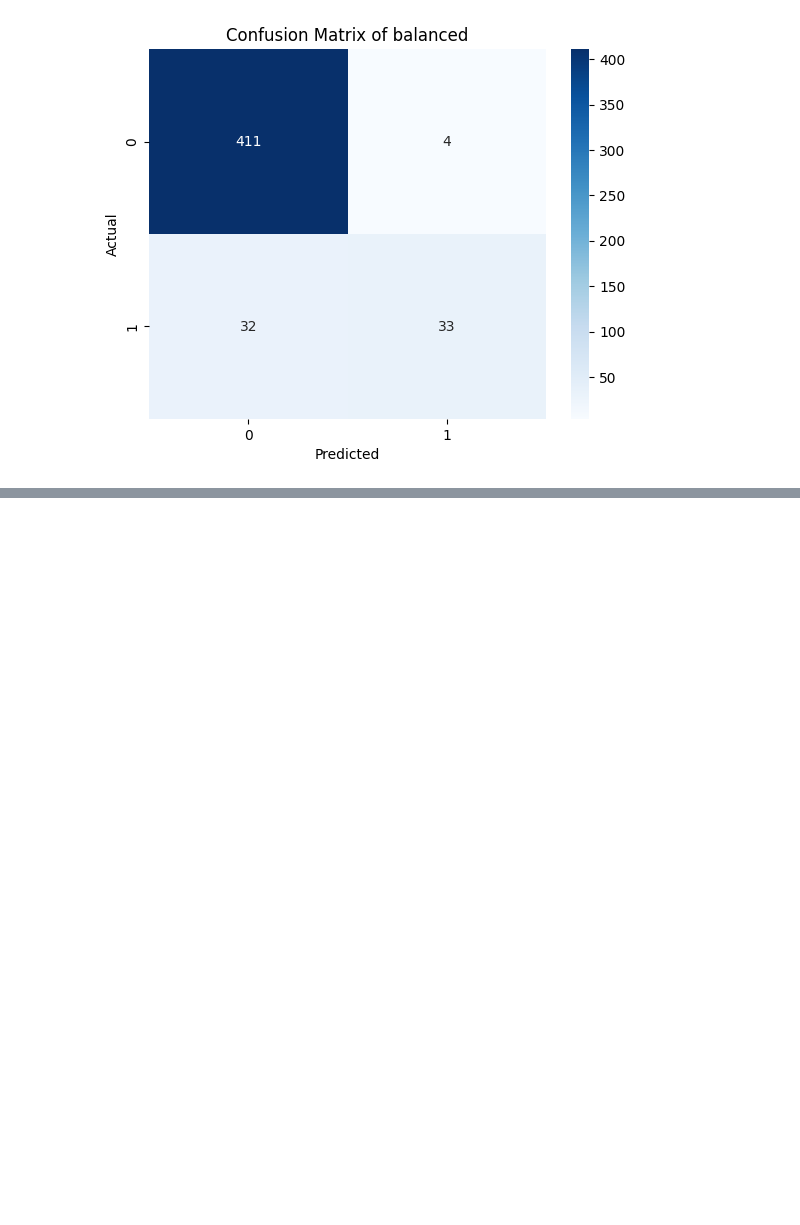
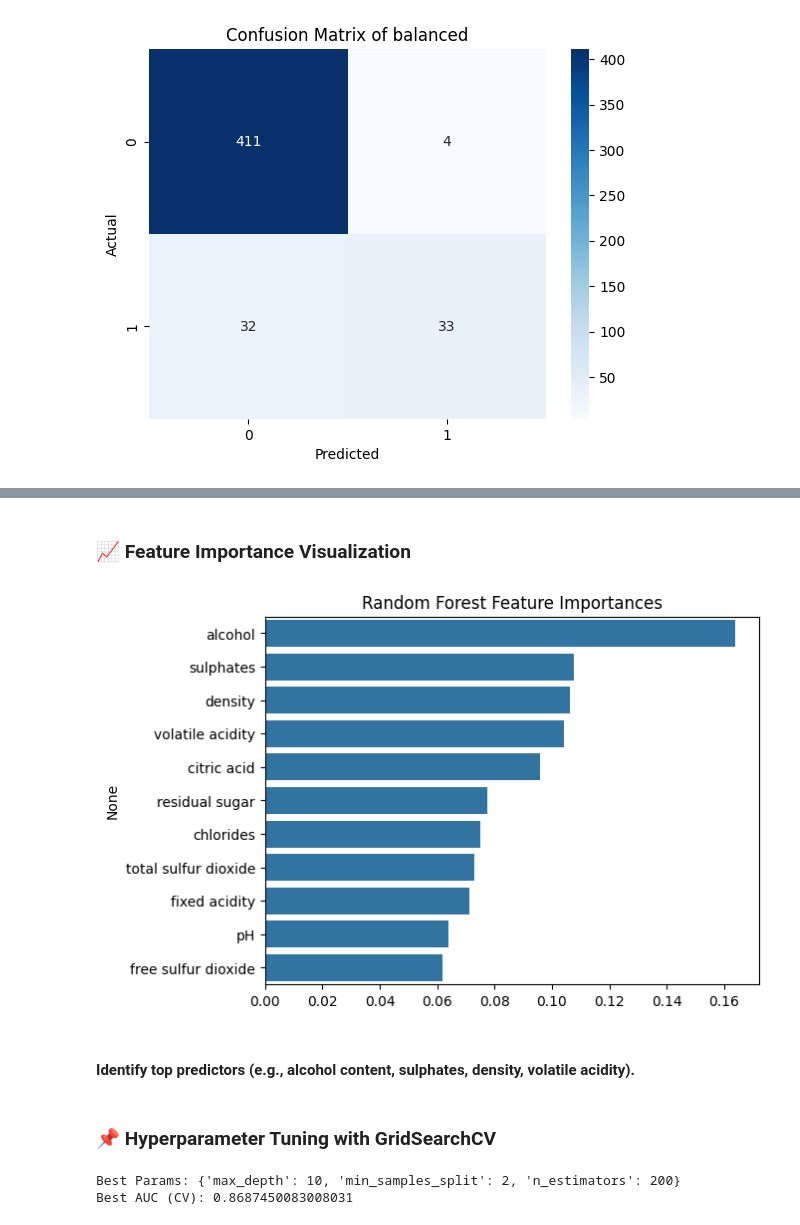
Before and after one commit to AmeyPhutane123/LearningDataScience, a Jupyter notebook: Data Science/LearningNotebooksbyAmey/7_RandomForest.ipynb, the cells around one changed output, grey strips where cells are left out. Drawn from its saved outputs; the diff is of its cells as text; code cells hidden in the pictures; blank space fills up the shorter version.

```diff
--- a/Data Science/LearningNotebooksbyAmey/7_RandomForest.ipynb
+++ b/Data Science/LearningNotebooksbyAmey/7_RandomForest.ipynb
@@ -238,0 +345,15 @@ plt.show()
+# %% [markdown]
+### 📈 Feature Importance Visualization
+# %%
+importances = rf.feature_importances_
+feat_importances = pd.Series(importances, index=X.columns).sort_values(ascending=False)
+# %%
+sns.barplot(x=feat_importances.values, y=feat_importances.index)
+plt.title('Random Forest Feature Importances')
+plt.show()
+# %% [output]
+[figure, added]
+# %% [markdown]
+#### Identify top predictors (e.g., alcohol content, sulphates, density, volatile acidity).
+# %% [markdown]
+### 📌 Hyperparameter Tuning with GridSearchCV
@@ -238,0 +366,9 @@ plt.show()
+# %%
+grid = GridSearchCV(RandomForestClassifier(random_state=42), param_grid,
+                    cv=3, scoring='roc_auc', n_jobs=-1)
+grid.fit(X_train, y_train)
+print("Best Params:", grid.best_params_)
+print("Best AUC (CV):", grid.best_score_)
+# %% [output]
+Best Params: {'max_depth': 10, 'min_samples_split': 2, 'n_estimators': 200}
+Best AUC (CV): 0.8687450083008031
```
Also changed, not shown: parts of 26 cells of this notebook, 1 other file.
